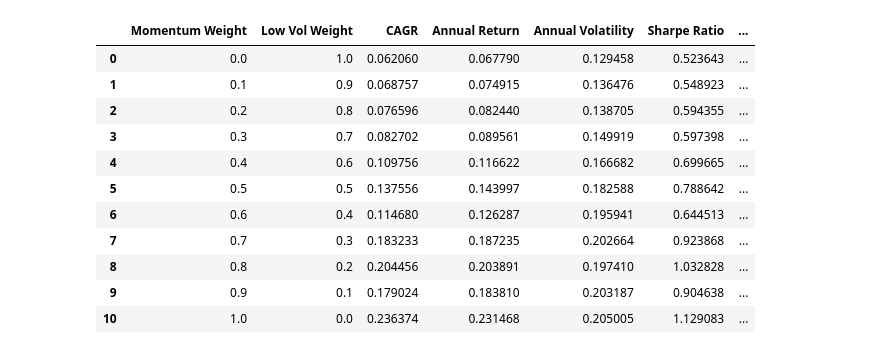
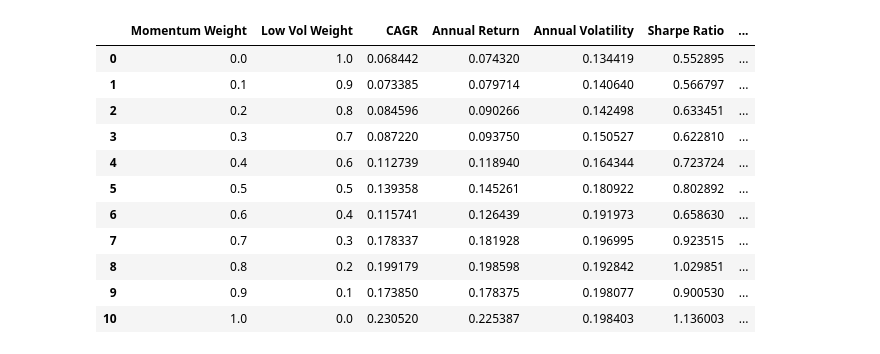
Before and after one commit to HaiSonVu/Financial-platform, a Jupyter notebook: notebooks/06_parameter_tuning.ipynb, the cells around one changed output. Saved outputs shown, nothing was run; the diff lists cells and outputs as text; code cells hidden in the pictures.

```diff
--- a/notebooks/06_parameter_tuning.ipynb
+++ b/notebooks/06_parameter_tuning.ipynb
@@ -11,27 +10,48 @@ import matplotlib.pyplot as plt
 from src.experiment import parameter_sensitivity_analysis
 from src.visualization import plot_parameter_sensitivity
 # %%
-
-prices = pd.read_csv(
-    "../data/prices.csv",
-    index_col=0,
-    parse_dates=True
-)
+prices = load_prices()
 # %%
+def run_momentum_low_vol_factor_backtest(
+    prices,
+    momentum_weight,
+    low_vol_weight,
+):
+    return run_factor_backtest(
+        prices,
+        score_function=partial(
+            momentum_low_vol_score,
+            momentum_weight=momentum_weight,
+            low_vol_weight=low_vol_weight,
+            lookback=252,
+            vol_window=252,
+        ),
+        top_n=5,
+        strategy_name="Momentum + Low Vol",
+    )
+
+
 # Run parameter sensitivity analysis
-results = parameter_sensitivity_analysis(prices)
+results, portfolios = parameter_sensitivity_analysis(
+    prices=prices,
+    backtest_function=run_momentum_low_vol_factor_backtest,
+    factor_1_name="Momentum",
+    factor_2_name="Low Vol",
+    factor_1_weight_name="momentum_weight",
+    factor_2_weight_name="low_vol_weight",
+)
 
 results
 # %% [output]
 |  | Momentum Weight | Low Vol Weight | CAGR | Annual Return | Annual Volatility | Sharpe Ratio | ... |
-| 0 | 0.0 | 1.0 | 0.062060 | 0.067790 | 0.129458 | 0.523643 | ... |
-| 1 | 0.1 | 0.9 | 0.068757 | 0.074915 | 0.136476 | 0.548923 | ... |
-| 2 | 0.2 | 0.8 | 0.076596 | 0.082440 | 0.138705 | 0.594355 | ... |
-| 3 | 0.3 | 0.7 | 0.082702 | 0.089561 | 0.149919 | 0.597398 | ... |
-| 4 | 0.4 | 0.6 | 0.109756 | 0.116622 | 0.166682 | 0.699665 | ... |
-| 5 | 0.5 | 0.5 | 0.137556 | 0.143997 | 0.182588 | 0.788642 | ... |
-| 6 | 0.6 | 0.4 | 0.114680 | 0.126287 | 0.195941 | 0.644513 | ... |
-| 7 | 0.7 | 0.3 | 0.183233 | 0.187235 | 0.202664 | 0.923868 | ... |
-| 8 | 0.8 | 0.2 | 0.204456 | 0.203891 | 0.197410 | 1.032828 | ... |
-| 9 | 0.9 | 0.1 | 0.179024 | 0.183810 | 0.203187 | 0.904638 | ... |
-| 10 | 1.0 | 0.0 | 0.236374 | 0.231468 | 0.205005 | 1.129083 | ... |
+| 0 | 0.0 | 1.0 | 0.068442 | 0.074320 | 0.134419 | 0.552895 | ... |
+| 1 | 0.1 | 0.9 | 0.073385 | 0.079714 | 0.140640 | 0.566797 | ... |
+| 2 | 0.2 | 0.8 | 0.084596 | 0.090266 | 0.142498 | 0.633451 | ... |
+| 3 | 0.3 | 0.7 | 0.087220 | 0.093750 | 0.150527 | 0.622810 | ... |
+| 4 | 0.4 | 0.6 | 0.112739 | 0.118940 | 0.164344 | 0.723724 | ... |
+| 5 | 0.5 | 0.5 | 0.139358 | 0.145261 | 0.180922 | 0.802892 | ... |
+| 6 | 0.6 | 0.4 | 0.115741 | 0.126439 | 0.191973 | 0.658630 | ... |
+| 7 | 0.7 | 0.3 | 0.178337 | 0.181928 | 0.196995 | 0.923515 | ... |
+| 8 | 0.8 | 0.2 | 0.199179 | 0.198598 | 0.192842 | 1.029851 | ... |
+| 9 | 0.9 | 0.1 | 0.173850 | 0.178375 | 0.198077 | 0.900530 | ... |
+| 10 | 1.0 | 0.0 | 0.230520 | 0.225387 | 0.198403 | 1.136003 | ... |
```
Also changed, not shown: parts of 5 cells of this notebook, 13 other files.
